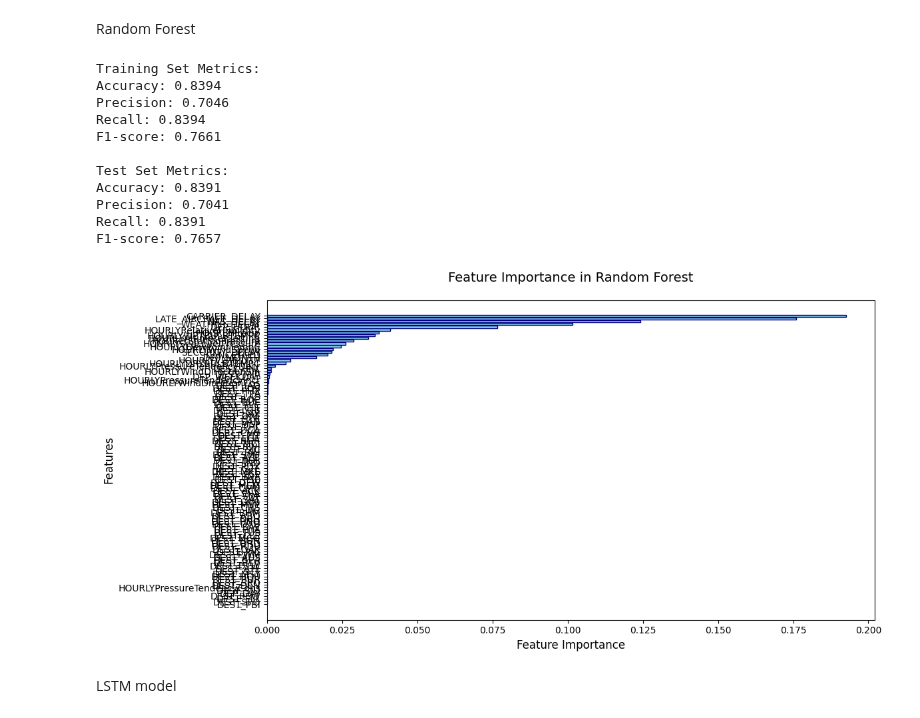
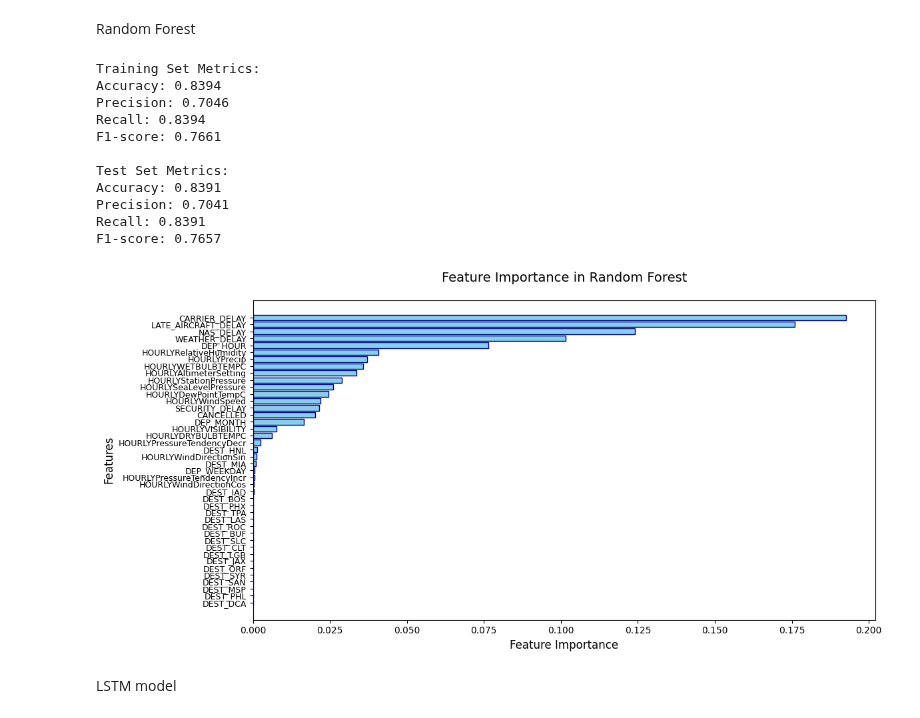
Before and after one commit to craigmiller24/MLP_Project, a Jupyter notebook: Benchmarks.ipynb, the cells around one changed output. Saved outputs shown, nothing was run; the diff lists cells and outputs as text; code cells hidden in the pictures.

```diff
--- a/Benchmarks.ipynb
+++ b/Benchmarks.ipynb
@@ -99,6 +99,11 @@ Feature names: ['CANCELLED', 'CARRIER_DELAY', 'WEATHER_DELAY', 'NAS_DELAY', 'SEC
 # %% [markdown]
 Random Forest
 # %%
+import matplotlib.pyplot as plt
+import pandas as pd
+from sklearn.ensemble import RandomForestClassifier
+from sklearn.metrics import accuracy_score, precision_score, recall_score, f1_score
+
 # Initialize and train a Random Forest Classifier
 rf_model = RandomForestClassifier(
     n_estimators=100,  # Number of trees
@@ -140,45 +145,56 @@ print(f'Precision: {test_precision:.4f}')
 print(f'Recall: {test_recall:.4f}')
 print(f'F1-score: {test_f1:.4f}')
 
-# Feature importance plot for Random Forest
-plt.figure(figsize=(12, 6))
+# Feature importance plot for Random Forest (only non-zero features)
 importance_data = pd.DataFrame({
     'Feature': feature_names,  # Use the feature names obtained after preprocessing
     'Importance': rf_model.feature_importances_
-}).sort_values('Importance', ascending=True)
+})
 
+# Filter out features with zero importance
+importance_data = importance_data[importance_data['Importance'] > 0]
+
+# Sort by importance
+importance_data = importance_data.sort_values('Importance', ascending=True)
+
+# Plot feature importance (only non-zero features)
+plt.figure(figsize=(12, 6))
 plt.barh(importance_data['Feature'],
          importance_data['Importance'],
          color='skyblue',
          edgecolor='navy')
 
 plt.xlabel('Feature Importance', fontsize=12)
 plt.ylabel('Features', fontsize=12)
 plt.title('Feature Importance in Random Forest', fontsize=14, pad=20)
+
+# Reduce font size for feature labels
+plt.yticks(fontsize=9)  # Adjust y-axis label font size
+
 plt.tight_layout()
 
 # Save the feature importance plot
 plt.savefig('rf_feature_importance_plot.png',
             dpi=300,
             bbox_inches='tight',
             facecolor='white',
             edgecolor='none')
 
 # Show the plot
 plt.show()
 # %% [output]
 Training Set Metrics:
 Accuracy: 0.8394
 Precision: 0.7046
 Recall: 0.8394
 F1-score: 0.7661
 
 Test Set Metrics:
 Accuracy: 0.8391
 Precision: 0.7041
 Recall: 0.8391
 F1-score: 0.7657
-[figure, old version]
+[figure, new version]
 # %% [markdown]
 LSTM model
 # %%
```
Also changed, not shown: parts of 4 cells of this notebook, 4 other files.
